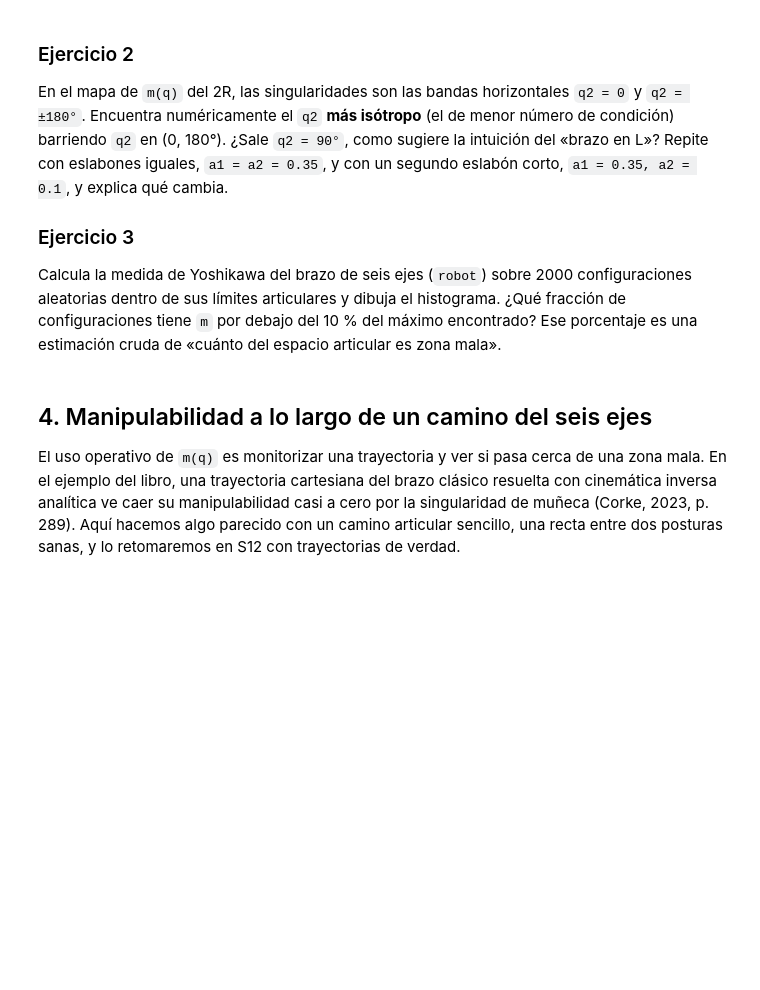
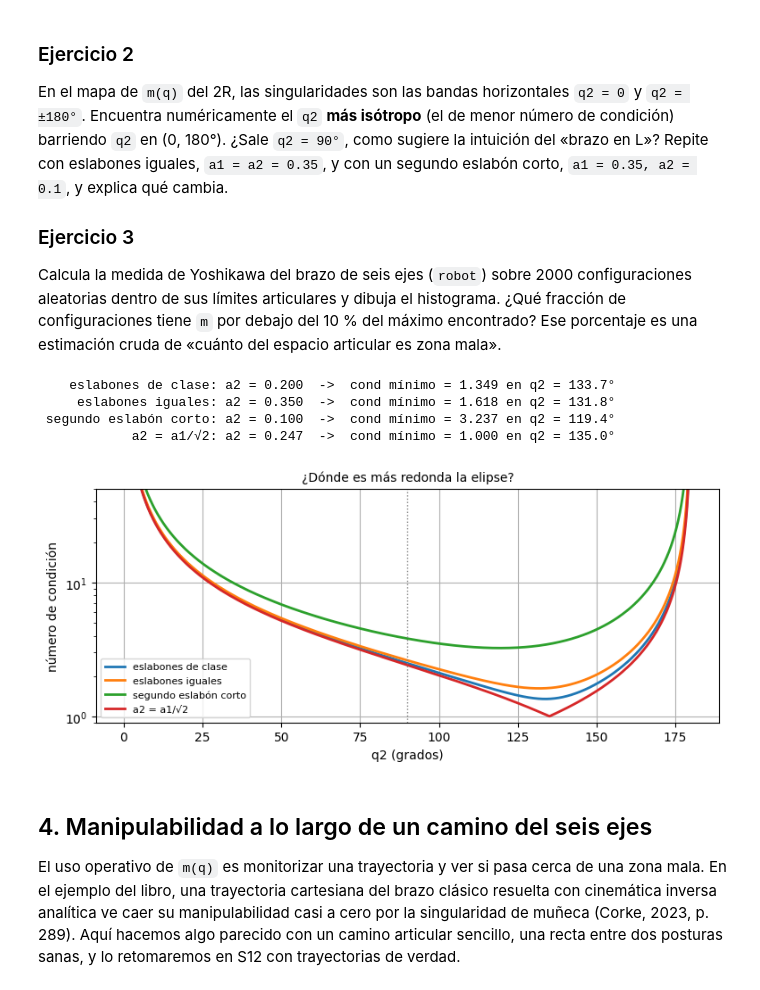
Before and after one commit to 1gui7/Mecatronica-Robotica, a Jupyter notebook: cuadernos/82514_S11b_Singularidades_Manipulabilidad.ipynb, the cells around one changed output. Drawn from its saved outputs; the diff is of its cells as text; code cells hidden in the pictures; blank space fills up the shorter version.

```diff
--- a/cuadernos/82514_S11b_Singularidades_Manipulabilidad.ipynb
+++ b/cuadernos/82514_S11b_Singularidades_Manipulabilidad.ipynb
@@ -293,3 +357,32 @@ Calcula la medida de Yoshikawa del brazo de seis ejes (`robot`) sobre 2000 confi
+# %%
+# Ejercicio 2
+def cond_2r(q2, a1=A1, a2=A2):
+    return np.linalg.cond(jac_2r([0.0, q2], a1, a2))   # q1 no importa
+
+q2_fino = np.deg2rad(np.linspace(0.1, 179.9, 17981))   # pasos de 0,01°
+
+casos = [(0.35, 0.2,  'eslabones de clase'),
+         (0.35, 0.35, 'eslabones iguales'),
+         (0.35, 0.1,  'segundo eslabón corto'),
+         (0.35, 0.35/np.sqrt(2), 'a2 = a1/√2')]
+
+for a1, a2, nombre in casos:
+    c = np.array([cond_2r(q2, a1, a2) for q2 in q2_fino])
+    q2_opt = np.rad2deg(q2_fino[c.argmin()])
+    print(f'{nombre:>22}: a2 = {a2:.3f}  ->  cond mínimo = {c.min():.3f} en q2 = {q2_opt:.1f}°')
+    plt.semilogy(np.rad2deg(q2_fino), c, lw=2, label=nombre)
+
+plt.axvline(90, color='gray', ls=':', lw=1)
+plt.xlabel('q2 (grados)'); plt.ylabel('número de condición')
+plt.ylim(0.9, 50); plt.legend(fontsize=8)
+plt.title('¿Dónde es más redonda la elipse?', fontsize=10)
+plt.show()
+# %% [output]
+    eslabones de clase: a2 = 0.200  ->  cond mínimo = 1.349 en q2 = 133.7°
+     eslabones iguales: a2 = 0.350  ->  cond mínimo = 1.618 en q2 = 131.8°
+ segundo eslabón corto: a2 = 0.100  ->  cond mínimo = 3.237 en q2 = 119.4°
+            a2 = a1/√2: a2 = 0.247  ->  cond mínimo = 1.000 en q2 = 135.0°
+[figure, added]
 # %% [markdown]
 ## 4. Manipulabilidad a lo largo de un camino del seis ejes
 
```
Also changed, not shown: parts of 10 cells of this notebook.
